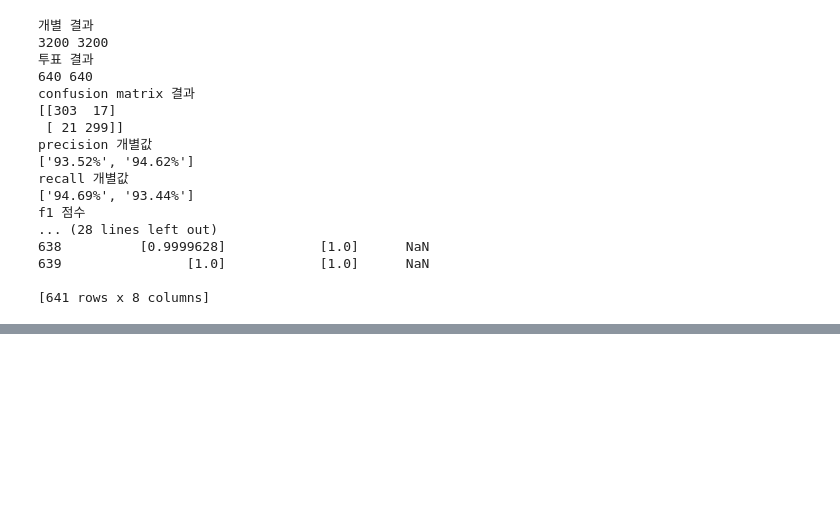
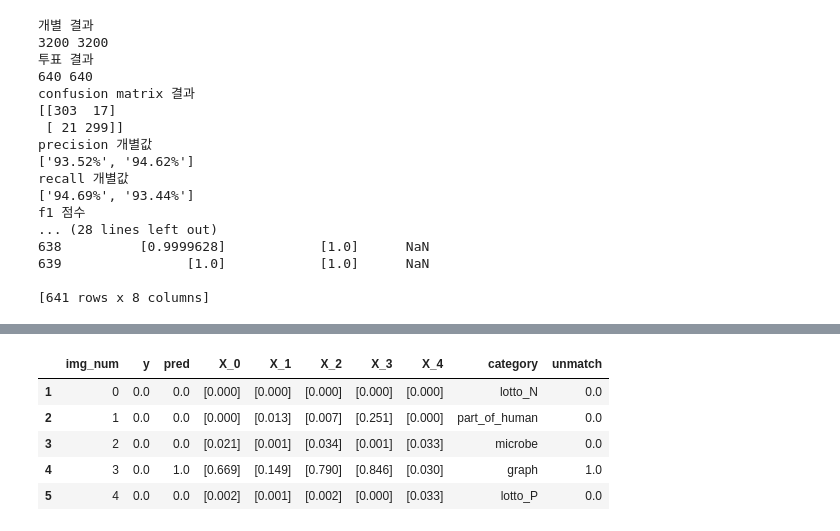
Before and after one commit to Our-First-AI-Project/Backend, a Jupyter notebook: binary_lodead_model_test_batch_size_by_majority.ipynb, the cells around one changed output, grey strips where cells are left out. Drawn from its saved outputs; the diff is of its cells as text; code cells hidden in the pictures; blank space fills up the shorter version.

```diff
--- a/binary_lodead_model_test_batch_size_by_majority.ipynb
+++ b/binary_lodead_model_test_batch_size_by_majority.ipynb
@@ -352,0 +328,3 @@ plt.legend()
+# %%
+data = pd.read_csv('./test_prediction_for_each_file_new.csv')
+data.head()
@@ -352,0 +344,3 @@ plt.legend()
+# %%
+data.rename(columns={'Unnamed: 0' : 'img_num'}, inplace=True)
+data.head()
@@ -352,0 +364,10 @@ plt.legend()
+# %%
+data['unmatch'] = data['pred'] - data['y']
+data.head()
+# %% [output]
+|  | img_num | y | pred | X_0 | X_1 | X_2 | X_3 | X_4 | category | unmatch |
+| 1 | 0 | 0.0 | 0.0 | [0.000] | [0.000] | [0.000] | [0.000] | [0.000] | lotto_N | 0.0 |
+| 2 | 1 | 0.0 | 0.0 | [0.000] | [0.013] | [0.007] | [0.251] | [0.000] | part_of_human | 0.0 |
+| 3 | 2 | 0.0 | 0.0 | [0.021] | [0.001] | [0.034] | [0.001] | [0.033] | microbe | 0.0 |
+| 4 | 3 | 0.0 | 1.0 | [0.669] | [0.149] | [0.790] | [0.846] | [0.030] | graph | 1.0 |
+| 5 | 4 | 0.0 | 0.0 | [0.002] | [0.001] | [0.002] | [0.000] | [0.033] | lotto_P | 0.0 |
```
Also changed, not shown: parts of 21 cells of this notebook.
